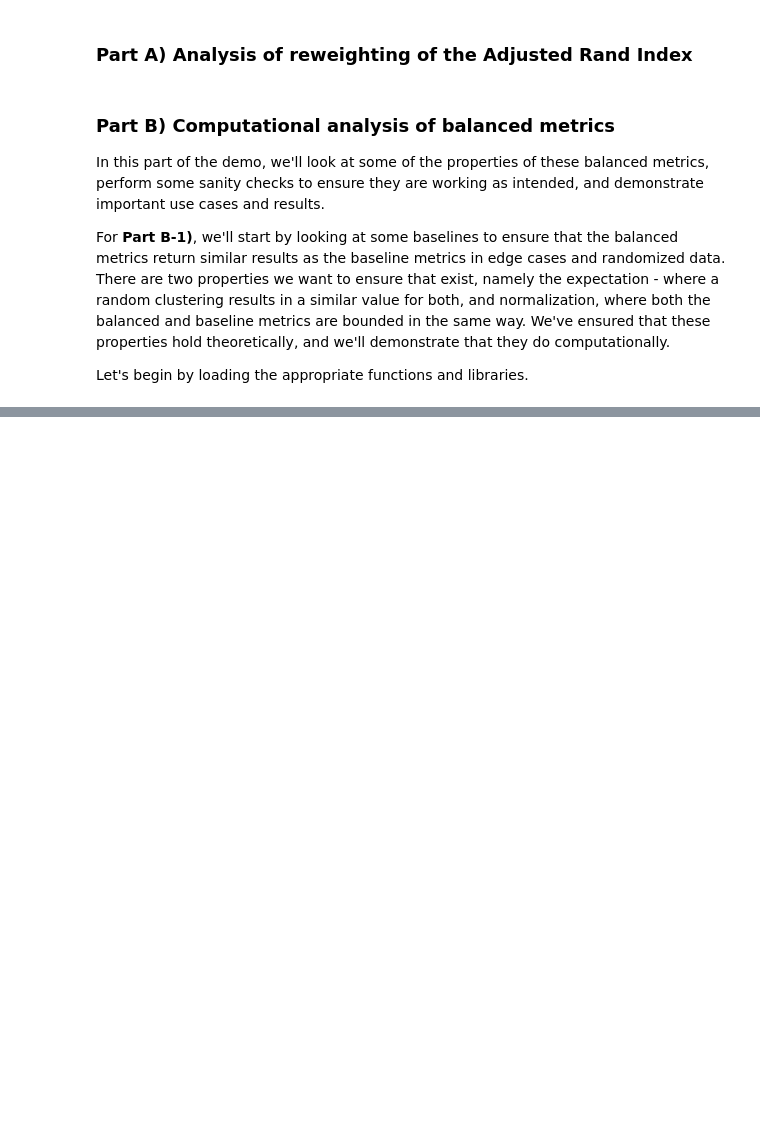
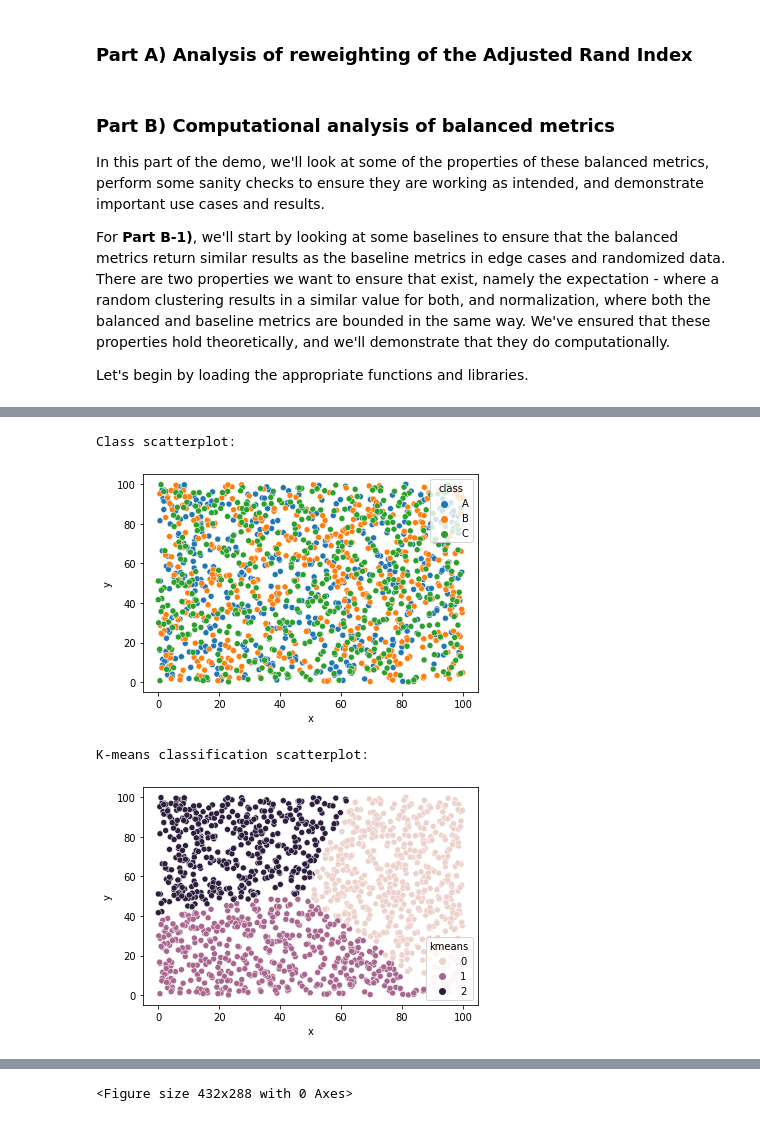
Before and after one commit to hsmaan/balanced-clustering, a Jupyter notebook: notebooks/01_imbalanced_metric_demo.ipynb, the cells around one changed output, grey strips where cells are left out. Saved outputs shown, nothing was run; the diff lists cells and outputs as text; code cells hidden in the pictures; blank space fills up the shorter version.

Commit message:
added baseline random examples for sanity checks in demo

```diff
--- a/notebooks/01_imbalanced_metric_demo.ipynb
+++ b/notebooks/01_imbalanced_metric_demo.ipynb
@@ -40,40 +39,98 @@ We can begin testing random clustering by sampling data from a uniform distribut
 # %%
 # Set a seed for reproducibility
 np.random.seed(42)
 
 # Sample three classes from a uniform distribution
-a = np.random.uniform(0, 100, (500, 2))
-b = np.random.uniform(0, 100, (500, 2))
-c = np.random.uniform(0, 100, (500, 2))
+c_1 = np.random.uniform(0, 100, (500, 2))
+c_2 = np.random.uniform(0, 100, (500, 2))
+c_3 = np.random.uniform(0, 100, (500, 2))
 
-# Plot the given results for each class
+# Plot the given results for each class using seaborn
+# Ensure to clear plot afterwards
 cluster_df = pd.DataFrame({
     "x" : np.concatenate((c_1[:, 0], c_2[:, 0], c_3[:, 0])),
     "y" : np.concatenate((c_1[:, 1], c_2[:, 1], c_3[:, 1])),
-    "cluster": np.concatenate(
+    "class": np.concatenate(
         (
             np.repeat("A", len(c_1)),
             np.repeat("B", len(c_2)),
             np.repeat("C", len(c_3))
         )
     )
 })
+print("Class scatterplot:")
 sns.scatterplot(
     x = "x",
     y = "y",
-    hue = "cluster",
+    hue = "class",
     data = cluster_df
 )
+plt.show()
+plt.clf()
 
-# Perform k-means clustering and plot the results
+# Perform k-means clustering with k = 3, and plot the results
 cluster_arr = np.array(cluster_df.iloc[:, 0:2])
-kmeans_res = cluster.KMeans(n_clusters = 2).fit_predict(X = cluster_arr)
-cluster_df["kmeans"] = kmeans_res
+kmeans_res = KMeans(n_clusters = 3).fit_predict(X = cluster_arr)
+
+cluster_df["kmeans"] = kmeans_res # Add k-means to cluster df
+print("K-means classification scatterplot:")
 sns.scatterplot(
     x = "x",
     y = "y",
     hue = "kmeans",
     data = cluster_df
 )
+plt.show()
+plt.clf()
 
-# Determine the values for
+# Determine the values for imbalanced and balanced ARI, AMI, Homogeneity,
+# Completeness, and V-measure and compare - define a function to do this
+def return_metrics(class_arr, cluster_arr):
+    # Determine the imbalanced (base) metric scores
+    ari_imbalanced = adjusted_rand_score(class_arr, cluster_arr)
+    ami_imbalanced = adjusted_mutual_info_score(class_arr, cluster_arr)
+    homog_imbalanced = homogeneity_score(class_arr, cluster_arr)
+    complete_imbalanced = completeness_score(class_arr, cluster_arr)
+    v_measure_imbalanced = v_measure_score(class_arr, cluster_arr)
+
+    # Determine the balanced metrics from `imbalanced-clustering`
+    ari_balanced = balanced_adjusted_rand_index(class_arr, cluster_arr)
+    ami_balanced = balanced_adjusted_mutual_info(class_arr, cluster_arr)
+    homog_balanced = balanced_homogeneity(class_arr, cluster_arr)
+    complete_balanced = balanced_completeness(class_arr, cluster_arr)
+    v_measure_balanced = balanced_v_measure(class_arr, cluster_arr)
+
+    # Return paired balanced imbalance scores
+    return (ari_imbalanced, ari_balanced), (ami_imbalanced, ami_balanced), \
+        (homog_imbalanced, homog_balanced), (complete_imbalanced, complete_balanced), \
+        (v_measure_imbalanced, v_measure_balanced)
+
+# Return and print balanced and imbalanced comparisons
+aris, amis, homogs, completes, v_measures = return_metrics(
+    class_arr = cluster_df["class"], cluster_arr = cluster_df["kmeans"]
+)
+print(
+    "ARI imbalanced: " + str(round(aris[0], 4)) + " " +
+    "ARI balanced: " + str(round(aris[1], 4))
+)
+print(
+    "AMI imbalanced: " + str(round(amis[0], 4)) + " " +
+    "AMI balanced: " + str(round(amis[1], 4))
+)
+print(
+    "Homogeneity imbalanced: " + str(round(homogs[0], 4)) + " " +
+    "Homogeneity balanced: " + str(round(homogs[1], 4))
+)
+print(
+    "Completeness imbalanced: " + str(round(completes[0], 4)) + " " +
+    "Completeness balanced : " + str(round(completes[1], 4))
+)
+print(
+    "V-measure imbalanced: " + str(round(v_measures[0], 4)) + " " +
+    "V-measure balanced: " + str(round(v_measures[1], 4))
+)
+# %% [output]
+Class scatterplot:
+[figure, added]
+K-means classification scatterplot:
+[figure, added]
@@ -79,0 +142 @@ sns.scatterplot(
+<Figure size 432x288 with 0 Axes>
```
Also changed, not shown: parts of 6 cells of this notebook, 1 other file.
